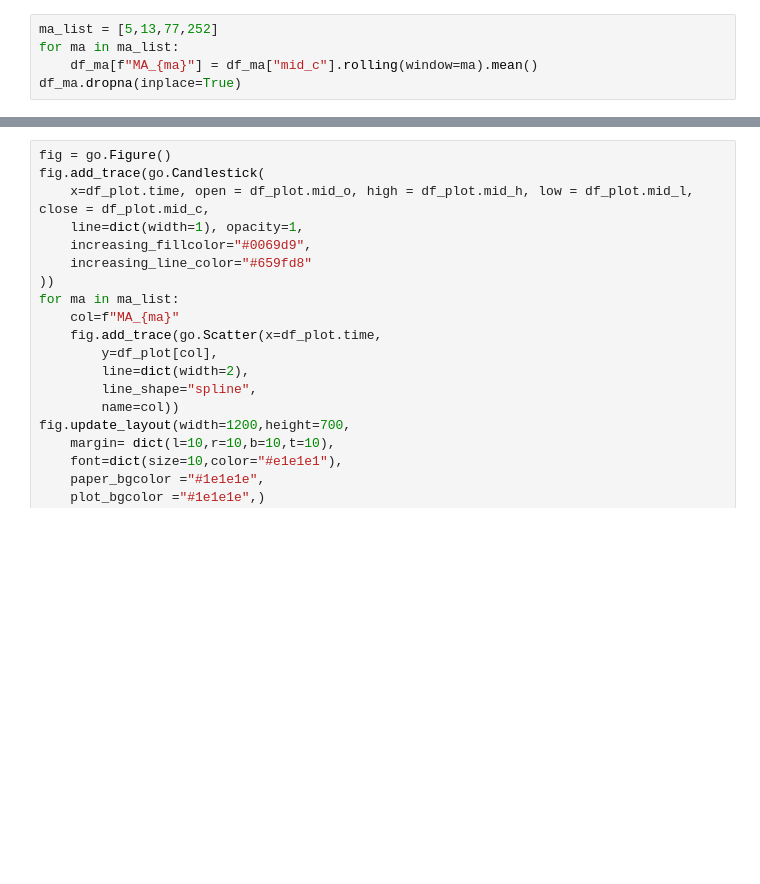
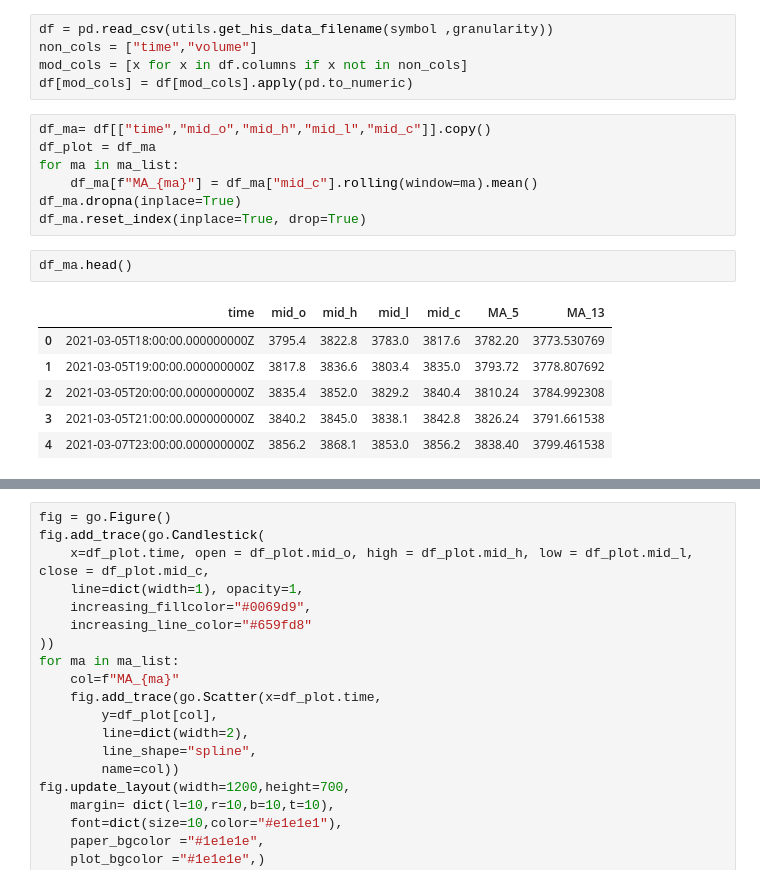
Before and after one commit to Tomasgei/Algorithmic-Trading---EPAT, a Jupyter notebook: Brokers API/Oanda api/candle plot.ipynb, the cells around one changed output, grey strips where cells are left out. Cells and saved outputs as stored; diff of their text form; blank space fills up the shorter version.

```diff
--- a/Brokers API/Oanda api/candle plot.ipynb
+++ b/Brokers API/Oanda api/candle plot.ipynb
@@ -12,5 +14,21 @@ df_plot = df_ma
+# %%
+df = pd.read_csv(utils.get_his_data_filename(symbol ,granularity))
+non_cols = ["time","volume"]
+mod_cols = [x for x in df.columns if x not in non_cols]
+df[mod_cols] = df[mod_cols].apply(pd.to_numeric)
 # %%
-ma_list = [5,13,77,252]
+df_ma= df[["time","mid_o","mid_h","mid_l","mid_c"]].copy()
+df_plot = df_ma
 for ma in ma_list:
     df_ma[f"MA_{ma}"] = df_ma["mid_c"].rolling(window=ma).mean()
 df_ma.dropna(inplace=True)
+df_ma.reset_index(inplace=True, drop=True)
+# %%
+df_ma.head()
+# %% [output]
+|  | time | mid_o | mid_h | mid_l | mid_c | MA_5 | MA_13 |
+| 0 | 2021-03-05T18:00:00.000000000Z | 3795.4 | 3822.8 | 3783.0 | 3817.6 | 3782.20 | 3773.530769 |
+| 1 | 2021-03-05T19:00:00.000000000Z | 3817.8 | 3836.6 | 3803.4 | 3835.0 | 3793.72 | 3778.807692 |
+| 2 | 2021-03-05T20:00:00.000000000Z | 3835.4 | 3852.0 | 3829.2 | 3840.4 | 3810.24 | 3784.992308 |
+| 3 | 2021-03-05T21:00:00.000000000Z | 3840.2 | 3845.0 | 3838.1 | 3842.8 | 3826.24 | 3791.661538 |
+| 4 | 2021-03-07T23:00:00.000000000Z | 3856.2 | 3868.1 | 3853.0 | 3856.2 | 3838.40 | 3799.461538 |
```
Also changed, not shown: parts of 7 cells of this notebook, 12 other files.
